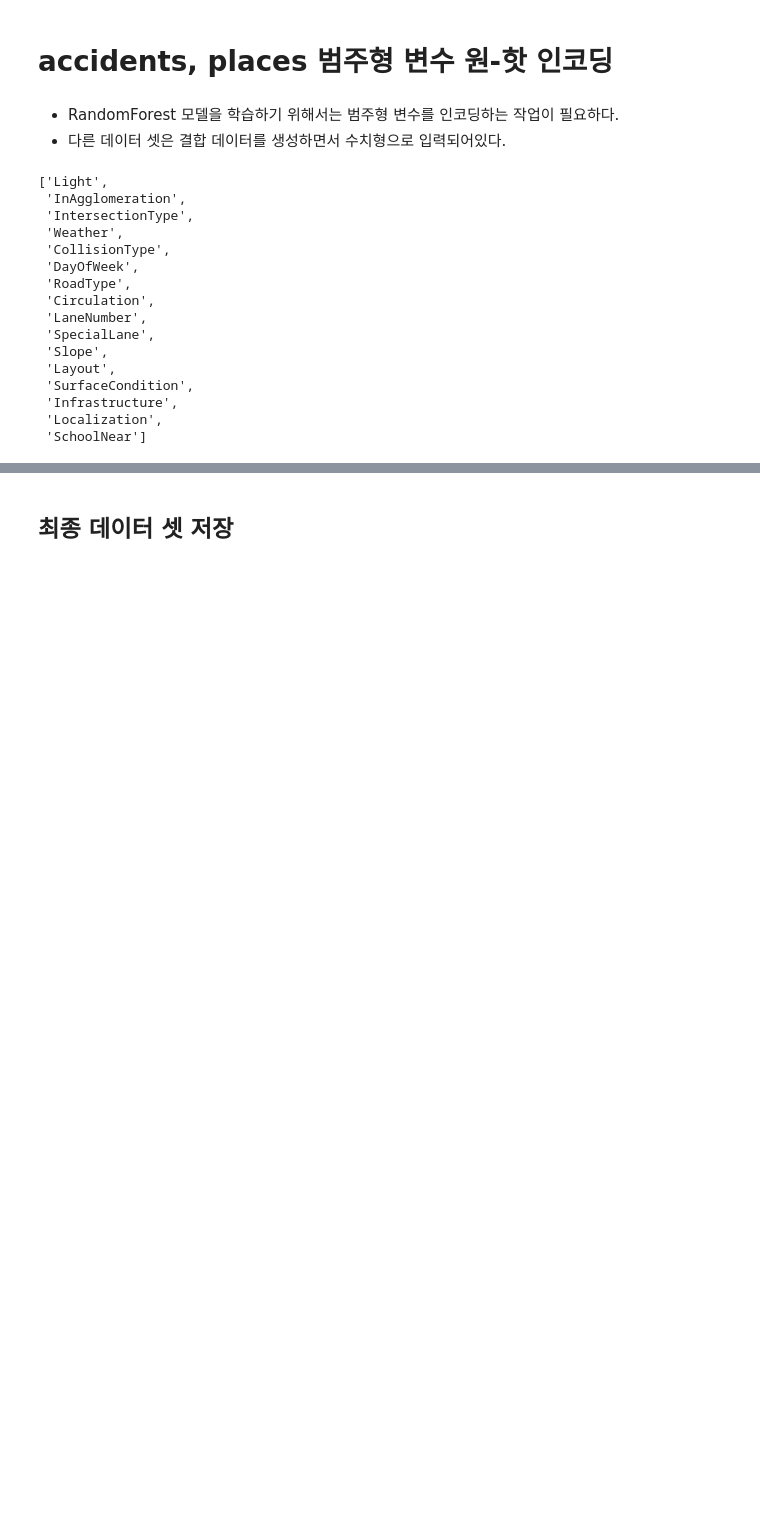
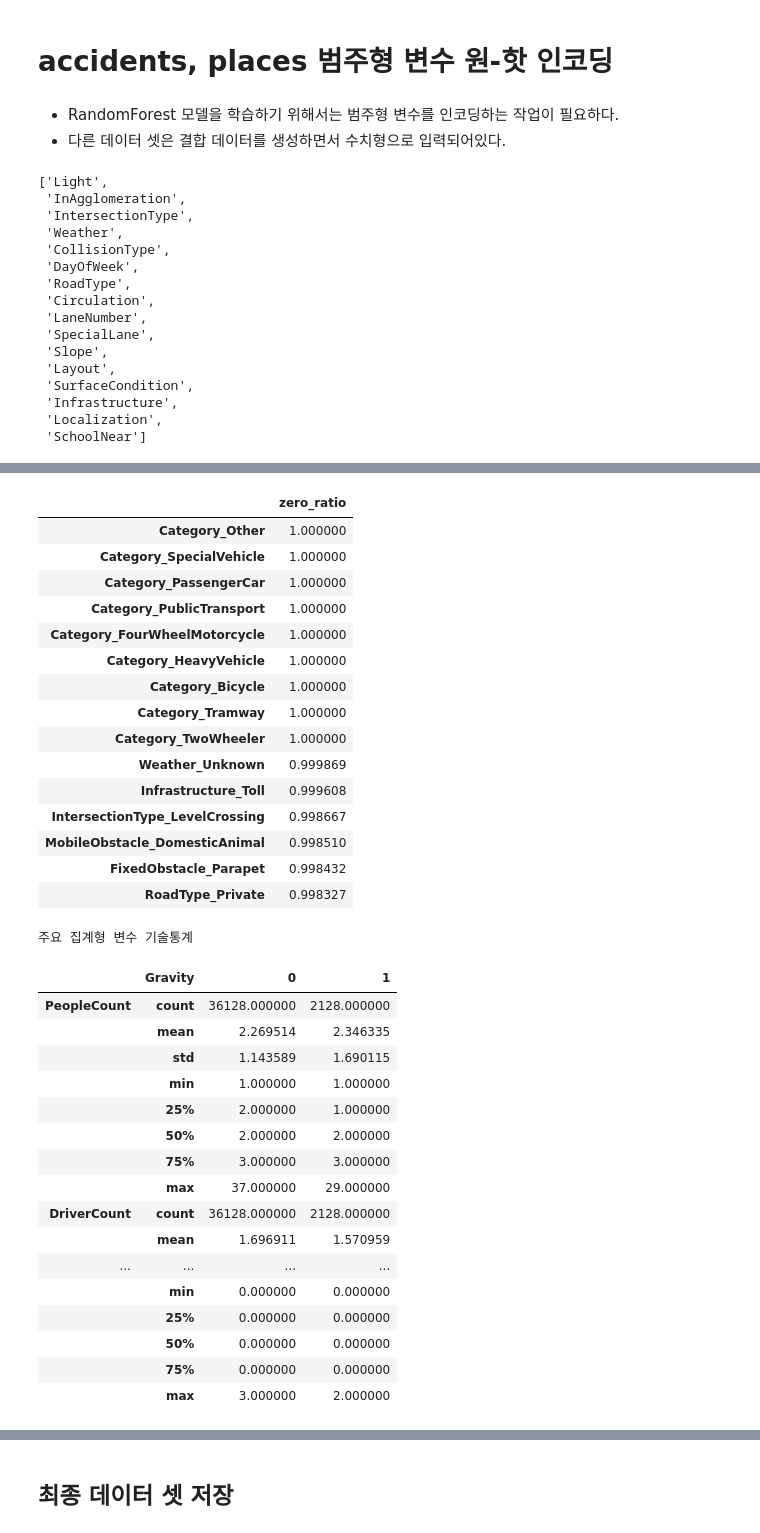
Before and after one commit to songNene/portfolio, a Jupyter notebook: RoadSense/03_RoadSense_Feature_Engineering.ipynb, the cells around one changed output, grey strips where cells are left out. Cells and saved outputs as stored; diff of their text form; code cells hidden in the pictures; blank space fills up the shorter version.

```diff
--- a/RoadSense/03_RoadSense_Feature_Engineering.ipynb
+++ b/RoadSense/03_RoadSense_Feature_Engineering.ipynb
@@ -640,9 +675,13 @@ test.head()
 - RandomForest 모델을 학습하기 위해서는 범주형 변수를 인코딩하는 작업이 필요하다.
 - 다른 데이터 셋은 결합 데이터를 생성하면서 수치형으로 입력되어있다.
 # %%
-# 범수형 변수 객체 생성
-categorical_cols = train.select_dtypes(include=['object', 'string', 'category']).columns.tolist()
+# 모델 입력용 범주형 변수
+categorical_cols = train.select_dtypes(
+    include=['object', 'string', 'category']
+).columns.tolist()
 
+# 식별자는 인코딩 및 학습 피처에서 제외
+categorical_cols = [col for col in categorical_cols if col != 'AccidentId']
 categorical_cols
 # %% [output]
 ['Light',
@@ -691,6 +743,37 @@ test_encoded = pd.DataFrame(test_encoded,
                             columns=encoded_cols,
                             index=test.index)
 # %%
-# 인코딩된 범수형 변수와 수치형 변수 merge
-train_final = pd.concat([train[numeric_cols], train_encoded],axis=1)
-test_final = pd.concat([test[numeric_cols], test_encoded],axis=1)
+# 식별자와 타깃은 추적용으로 보존하되 모델링 단계에서 제외
+train_final = pd.concat([
+    train[['AccidentId', 'Gravity']],
+    train[numeric_feature_cols],
+    train_encoded
+], axis=1)
+
+test_final = pd.concat([
+    test[['AccidentId', 'Gravity']],
+    test[numeric_feature_cols],
+    test_encoded
+], axis=1)
+
+assert train_final.columns.tolist() == test_final.columns.tolist()
+assert not train_final.columns.duplicated().any()
+assert not test_final.columns.duplicated().any()
+# %%
+# 최종 피처 분포 및 희소성 확인
+feature_cols = [c for c in train_final.columns if c not in ['AccidentId', 'Gravity']]
+zero_ratio = (train_final[feature_cols] == 0).mean().sort_values(ascending=False)
+
+print(f"최종 학습 데이터: {train_final.shape}")
+print(f"모델 입력 피처 수: {len(feature_cols)}")
+print(f"90% 이상 0인 희소 피처 수: {(zero_ratio >= 0.90).sum()}")
+display(zero_ratio.head(15).rename('zero_ratio').to_frame())
+
+print('주요 집계형 변수 기술통계')
+summary_cols = [
+    c for c in ['PeopleCount', 'DriverCount', 'PassengerCount',
+                'PedestrianCount', 'VehicleCount', 'age_missing_count']
+    if c in train_final.columns
+]
+display(train_final.groupby('Gravity')[summary_cols].describe().T)
+# %% [output]
@@ -696,0 +783,34 @@ test_final = pd.concat([test[numeric_cols], test_encoded],axis=1)
+|  | zero_ratio |
+| Category_Other | 1.000000 |
+| Category_SpecialVehicle | 1.000000 |
+| Category_PassengerCar | 1.000000 |
+| Category_PublicTransport | 1.000000 |
+| Category_FourWheelMotorcycle | 1.000000 |
+| Category_HeavyVehicle | 1.000000 |
+| Category_Bicycle | 1.000000 |
+| Category_Tramway | 1.000000 |
+| Category_TwoWheeler | 1.000000 |
+| Weather_Unknown | 0.999869 |
+| Infrastructure_Toll | 0.999608 |
+| IntersectionType_LevelCrossing | 0.998667 |
+| MobileObstacle_DomesticAnimal | 0.998510 |
+| FixedObstacle_Parapet | 0.998432 |
+| RoadType_Private | 0.998327 |
+주요 집계형 변수 기술통계
+|  | Gravity | 0 | 1 |
+| PeopleCount | count | 36128.000000 | 2128.000000 |
+|  | mean | 2.269514 | 2.346335 |
+|  | std | 1.143589 | 1.690115 |
+|  | min | 1.000000 | 1.000000 |
+|  | 25% | 2.000000 | 1.000000 |
+|  | 50% | 2.000000 | 2.000000 |
+|  | 75% | 3.000000 | 3.000000 |
+|  | max | 37.000000 | 29.000000 |
+| DriverCount | count | 36128.000000 | 2128.000000 |
+|  | mean | 1.696911 | 1.570959 |
+| ... | ... | ... | ... |
+|  | min | 0.000000 | 0.000000 |
+|  | 25% | 0.000000 | 0.000000 |
+|  | 50% | 0.000000 | 0.000000 |
+|  | 75% | 0.000000 | 0.000000 |
+|  | max | 3.000000 | 2.000000 |
```
Also changed, not shown: parts of 18 cells of this notebook, 3 other files.
